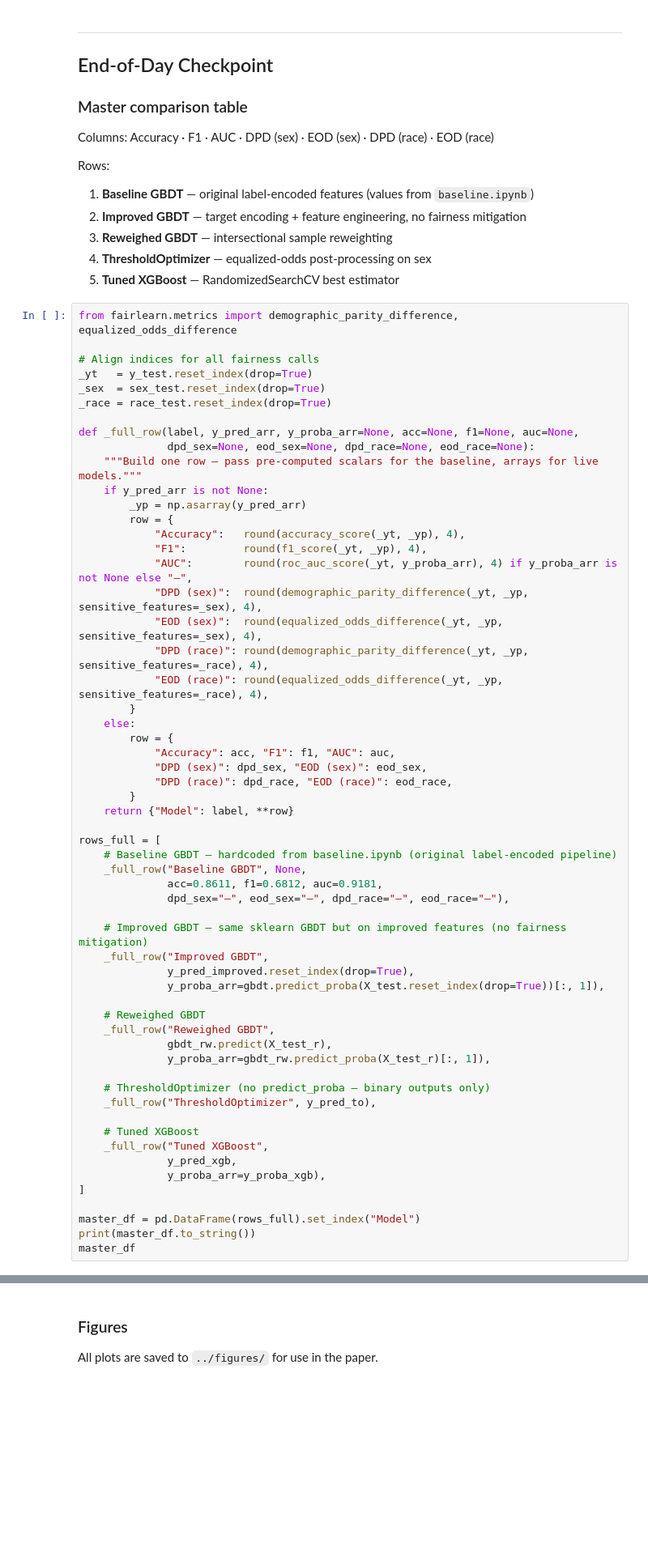
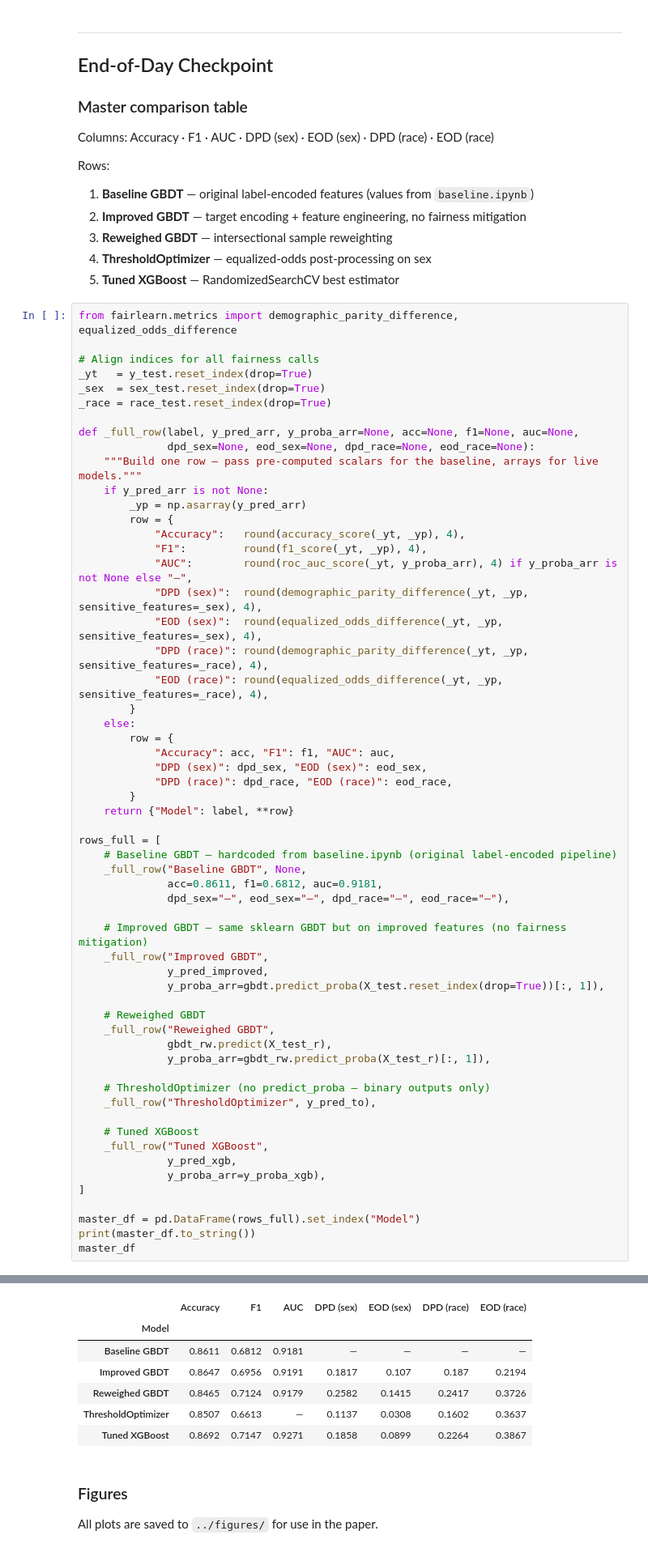
Before and after one commit to nadilHesara/Adult-Income-Prediction, a Jupyter notebook: notebooks/improved_pipeline.ipynb, the cells around one changed output, grey strips where cells are left out. Shown at 81% size. Cells and saved outputs as stored; diff of their text form; blank space fills up the shorter version.

```diff
--- a/notebooks/improved_pipeline.ipynb
+++ b/notebooks/improved_pipeline.ipynb
@@ -413,7 +481,7 @@ rows_full = [
 
     # Improved GBDT — same sklearn GBDT but on improved features (no fairness mitigation)
     _full_row("Improved GBDT",
-              y_pred_improved.reset_index(drop=True),
+              y_pred_improved,
               y_proba_arr=gbdt.predict_proba(X_test.reset_index(drop=True))[:, 1]),
 
     # Reweighed GBDT
@@ -433,3 +501,4 @@ rows_full = [
 master_df = pd.DataFrame(rows_full).set_index("Model")
 print(master_df.to_string())
 master_df
+# %% [output]
@@ -436,3 +512,10 @@ master_df
+|  | Accuracy | F1 | AUC | DPD (sex) | EOD (sex) | DPD (race) | EOD (race) |
+| Model |  |  |  |  |  |  |  |
+| Baseline GBDT | 0.8611 | 0.6812 | 0.9181 | — | — | — | — |
+| Improved GBDT | 0.8647 | 0.6956 | 0.9191 | 0.1817 | 0.107 | 0.187 | 0.2194 |
+| Reweighed GBDT | 0.8465 | 0.7124 | 0.9179 | 0.2582 | 0.1415 | 0.2417 | 0.3726 |
+| ThresholdOptimizer | 0.8507 | 0.6613 | — | 0.1137 | 0.0308 | 0.1602 | 0.3637 |
+| Tuned XGBoost | 0.8692 | 0.7147 | 0.9271 | 0.1858 | 0.0899 | 0.2264 | 0.3867 |
 # %% [markdown]
 ### Figures
 
```
Also changed, not shown: parts of 13 cells of this notebook, 3 other files.
